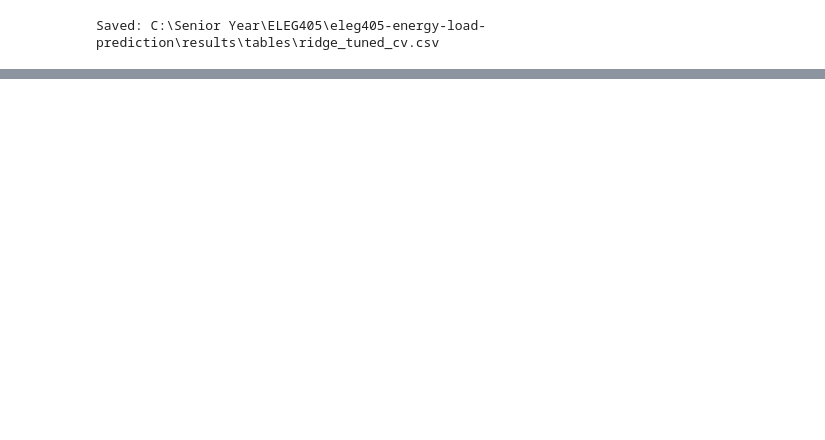
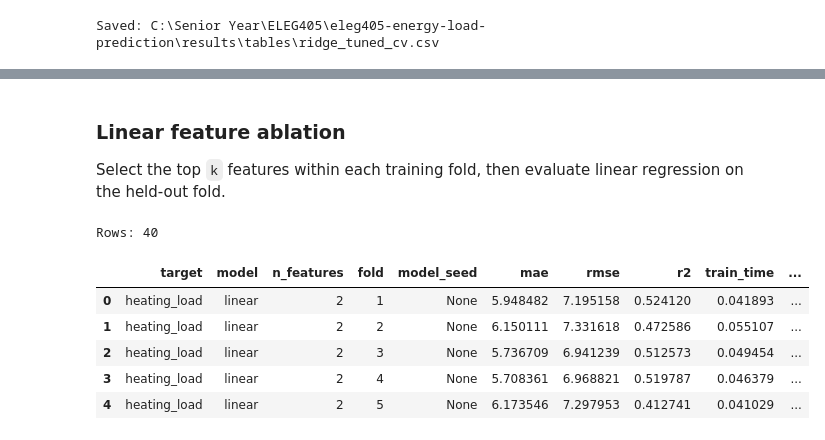
Before and after one commit to jacob-baker25/eleg405-energy-load-prediction, a Jupyter notebook: notebooks/02_linear_ridge_jacob.ipynb, the cells around one changed output, grey strips where cells are left out. Drawn from its saved outputs; the diff is of its cells as text; code cells hidden in the pictures; blank space fills up the shorter version.

```diff
--- a/notebooks/02_linear_ridge_jacob.ipynb
+++ b/notebooks/02_linear_ridge_jacob.ipynb
@@ -593,0 +727,4 @@ Saved: C:\Senior Year\ELEG405\eleg405-energy-load-prediction\results\tables\ridg
+# %% [markdown]
+### Linear feature ablation
+
+Select the top `k` features within each training fold, then evaluate linear regression on the held-out fold.
@@ -593,0 +741,50 @@ Saved: C:\Senior Year\ELEG405\eleg405-energy-load-prediction\results\tables\ridg
+# %%
+linear_ablation_results = []
+
+for target in TARGET_COLUMNS:
+    for k in FEATURE_COUNTS:
+        for fold, (train_idx, val_idx) in enumerate(
+            cv.split(X_dev), start=1
+        ):
+
+            X_train = X_dev.iloc[train_idx]
+            X_val = X_dev.iloc[val_idx]
+
+            y_train = y_dev[target].iloc[train_idx]
+            y_val = y_dev[target].iloc[val_idx]
+
+            model = make_linear_pipeline(k)
+
+            start = perf_counter()
+            model.fit(X_train, y_train)
+            train_time = perf_counter() - start
+
+            start = perf_counter()
+            predictions = model.predict(X_val)
+            prediction_time = perf_counter() - start
+
+            linear_ablation_results.append({
+                "target": target,
+                "model": "linear",
+                "n_features": k,
+                "fold": fold,
+                "model_seed": None,
+                "mae": mean_absolute_error(y_val, predictions),
+                "rmse": mean_squared_error(y_val, predictions) ** 0.5,
+                "r2": r2_score(y_val, predictions),
+                "train_time": train_time,
+                "prediction_time": prediction_time,
+            })
+
+linear_ablation_df = pd.DataFrame(linear_ablation_results)
+
+print("Rows:", len(linear_ablation_df))
+linear_ablation_df.head()
+# %% [output]
+Rows: 40
+|  | target | model | n_features | fold | model_seed | mae | rmse | r2 | train_time | ... |
+| 0 | heating_load | linear | 2 | 1 | None | 5.948482 | 7.195158 | 0.524120 | 0.041893 | ... |
+| 1 | heating_load | linear | 2 | 2 | None | 6.150111 | 7.331618 | 0.472586 | 0.055107 | ... |
+| 2 | heating_load | linear | 2 | 3 | None | 5.736709 | 6.941239 | 0.512573 | 0.049454 | ... |
+| 3 | heating_load | linear | 2 | 4 | None | 5.708361 | 6.968821 | 0.519787 | 0.046379 | ... |
+| 4 | heating_load | linear | 2 | 5 | None | 6.173546 | 7.297953 | 0.412741 | 0.041029 | ... |
```
Also changed, not shown: parts of 35 cells of this notebook, 5 other files.
